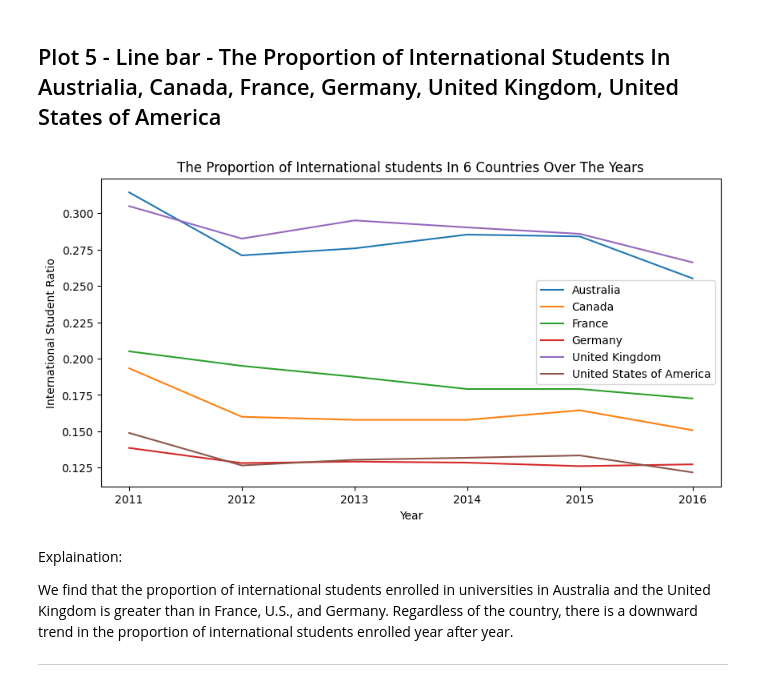
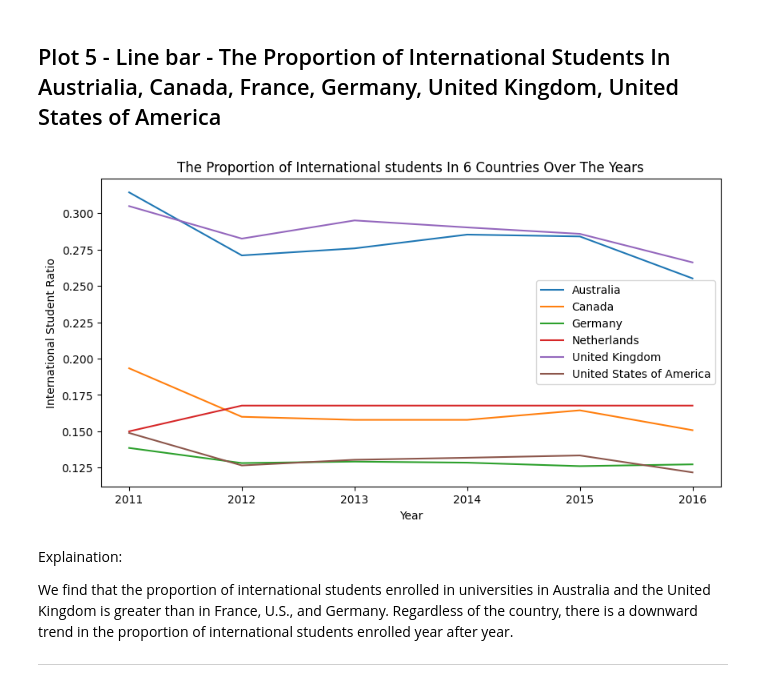
Before and after one commit to blacker-sd/stats_proj, a Jupyter notebook: code/stat_proj.ipynb, the cells around one changed output. Cells and saved outputs as stored; diff of their text form; code cells hidden in the pictures.

```diff
--- a/code/stat_proj.ipynb
+++ b/code/stat_proj.ipynb
@@ -188,20 +188,20 @@ We counted how many univerisities entered the Top 100 in each country each year
 # %%
 intStu_df = df1[['university_name','country','international_students','year']]
 temp = intStu_df.groupby(['country','year'])['international_students'].mean().reset_index()
 
 sort_df = temp[(temp['country'] == 'Australia') | (temp['country'] == 'Canada')
                |(temp['country'] == 'United Kingdom') | (temp['country'] == 'United States of America')
-               | (temp['country'] == 'France')|(temp['country'] == 'Germany')]
+               | (temp['country'] == 'Netherlands')|(temp['country'] == 'Germany')]
 
 plt.figure(figsize=(10,5))
 sns.lineplot(x = 'year', y = 'international_students', data = sort_df, hue = 'country')
 plt.xlabel('Year')
 plt.ylabel('International Student Ratio')
 plt.title("The Proportion of International students In 6 Countries Over The Years")
 plt.legend(loc='right')
 plt.show()
 # %% [output]
-[figure, old version]
+[figure, new version]
 # %% [markdown]
 Explaination:
 
```
Also changed, not shown: parts of 1 cell of this notebook.
